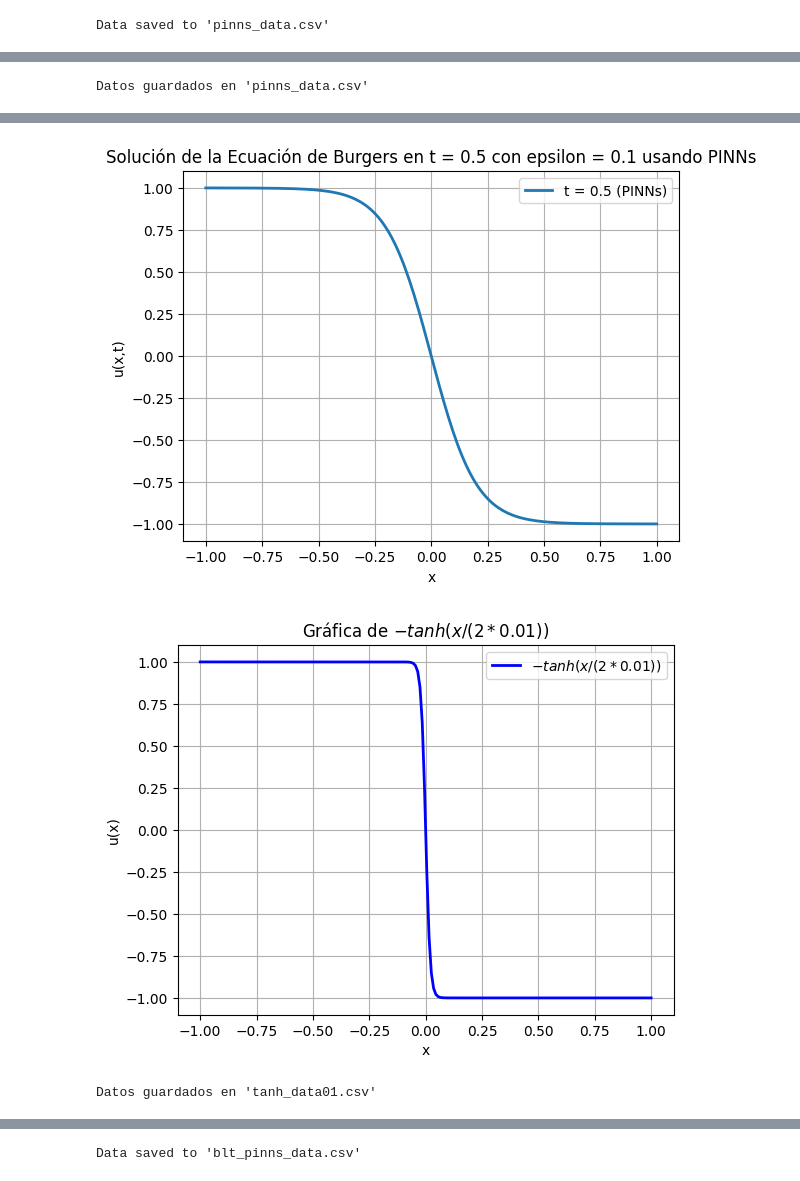
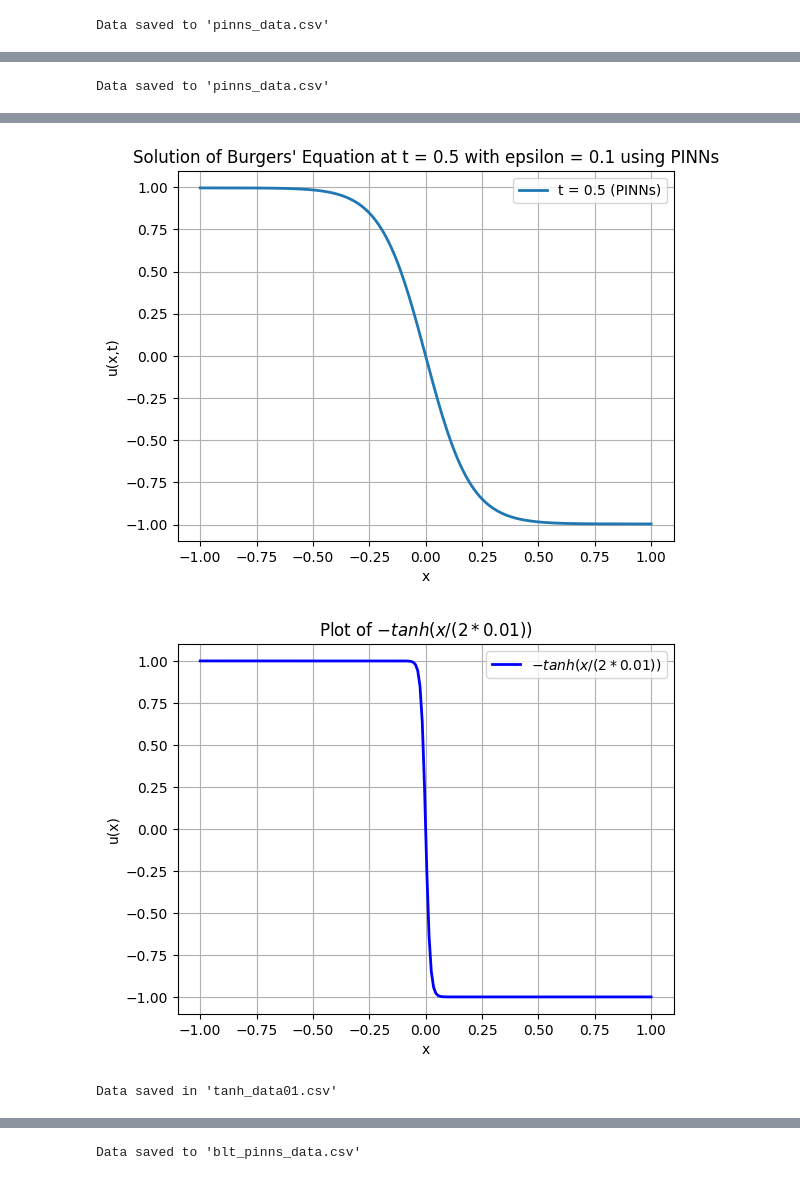
Before and after one commit to Ruben474/HybridBLTPINNs, a Jupyter notebook: solucionburgersredesneuronales.ipynb, the cells around one changed output, grey strips where cells are left out. Cells and saved outputs as stored; diff of their text form; code cells hidden in the pictures.

```diff
--- a/solucionburgersredesneuronales.ipynb
+++ b/solucionburgersredesneuronales.ipynb
@@ -2530,76 +2540,72 @@ Step      Train loss                                  Test loss
 import numpy as np
 import pandas as pd
 
-# Suponiendo que ya tienes X_t y y_pred_t del modelo PINNs
-
-# Crear un DataFrame con los valores de x y las predicciones y_pred_t
+# Create a DataFrame with the values of x and the predictions y_pred_t
 data_pinns = pd.DataFrame({
-    'x': X_t[:, 0],   # Columna para los valores de x
-    'u(x,t)': y_pred_t.flatten()  # Columna para los valores predichos de u(x,t)
+    'x': X_t[:, 0],   # Column for the x values
+    'u(x,t)': y_pred_t.flatten()  # Column for the predicted values of u(x,t)
 })
 
-# Guardar los datos en un archivo CSV
+# Save the data to a CSV file
 data_pinns.to_csv('pinns_data01.csv', index=False)
 
-print("Datos guardados en 'pinns_data.csv'")
+print("Data saved to 'pinns_data.csv'")
 # %% [output]
-Datos guardados en 'pinns_data.csv'
+Data saved to 'pinns_data.csv'
 # %%
 import deepxde as dde
 import numpy as np
 import matplotlib.pyplot as plt
 
-# Parámetro para la ecuación
-epsilon = 0.1  # Viscosidad
+# Parameter for the equation
+epsilon = 0.1  # Viscosity
 
-# Definir la ecuación de Burgers con viscosidad
+# Define the Burgers' equation with viscosity
 def burgers_equation(x, u):
     u_t = dde.grad.jacobian(u, x, i=0, j=1)  # u_t
     u_x = dde.grad.jacobian(u, x, i=0, j=0)  # u_x
     u_xx = dde.grad.hessian(u, x, i=0, j=0)  # u_xx
     return u_t + u * u_x - epsilon * u_xx
 
-# Definir los límites espaciales y temporales
+# Define the spatial and temporal limits
 geom = dde.geometry.Interval(-1, 1)
 timedomain = dde.geometry.TimeDomain(0, 1)
 geomtime = dde.geometry.GeometryXTime(geom, timedomain)
 
-# Definir las condiciones de frontera ajustadas
+# Define adjusted boundary conditions
 bc_left = dde.DirichletBC(geomtime, lambda x: np.array([1]), on_boundary=lambda x, _: np.isclose(x[0], -1))
 bc_right = dde.DirichletBC(geomtime, lambda x: np.array([-1]), on_boundary=lambda x, _: np.isclose(x[0], 1))
 
-# Condición inicial ajustada u(x,0)
+# Adjusted initial condition u(x,0)
 ic = dde.IC(geomtime, lambda x: -np.tanh(x[:, 0:1] / (2*0.1)), lambda _, on_initial: on_initial)
 
-# Definir el problema
+# Define the problem
 data = dde.data.TimePDE(geomtime, burgers_equation, [bc_left, bc_right, ic], num_domain=400, num_boundary=40, num_initial=40)
 
-# Definir la red neuronal
+# Define the neural network
 net = dde.maps.FNN([2] + [50] * 3 + [1], "tanh", "Glorot uniform")
 
-# El modelo
+# The model
 model = dde.Model(data, net)
 
-# Entrenar el modelo
+# Train the model
 model.compile("adam", lr=0.001)
 losshistory, train_state = model.train(epochs=5000)
 
-# Obtener las predicciones en t=0.5
+# Get predictions at t=0.5
 t = 0.5
 X_t = np.hstack((np.linspace(-1, 1, 200).reshape(-1, 1), t * np.ones((200, 1))))
-y_pred_t = model.predict(X_t)  # Estas son las predicciones de PINNs en t=0.5
+y_pred_t = model.predict(X_t)  # These are the PINNs predictions at t=0.5
 
-# Plot de la solución en t=0.5
+# Plot the solution at t=0.5
 plt.figure()
 plt.plot(X_t[:, 0], y_pred_t, label=f"t = {t} (PINNs)", linewidth=2)
 plt.xlabel("x")
 plt.ylabel("u(x,t)")
-plt.title(f"Solución de la Ecuación de Burgers en t = {t} con epsilon = {epsilon} usando PINNs")
+plt.title(f"Solution of Burgers' Equation at t = {t} with epsilon = {epsilon} using PINNs")
 plt.legend()
 plt.grid(True)
 plt.show()
-
-# Ahora puedes usar y_pred_t como los datos de la solución usando PINNs
 # %% [output]
 Compiling model...
 Building feed-forward neural network...
@@ -2621,50 +2627,50 @@ Step      Train loss                                  Test loss
-[figure, old version]
+[figure, new version]
 # %%
 import numpy as np
 import matplotlib.pyplot as plt
 
-# Definir el intervalo de x
+# Define the x interval
 x = np.linspace(-1, 1, 200)
 
-# Calcular la función -tanh(x/0.1)
+# Calculate the function -tanh(x/0.1)
 y = -np.tanh(x / (2*0.01))
 
-# Dibujar la gráfica
+# Plot the graph
 plt.plot(x, y, label=r'$-tanh(x/(2*0.01))$', color='b', linewidth=2)
 
-# Añadir etiquetas y título
+# Add labels and title
 plt.xlabel('x')
 plt.ylabel('u(x)')
-plt.title('Gráfica de $-tanh(x/(2*0.01))$')
+plt.title('Plot of $-tanh(x/(2*0.01))$')
 
-# Mostrar la leyenda y la gráfica
+# Show the legend and the graph
 plt.legend()
 plt.grid(True)
 plt.show()
 # %% [output]
-[figure, old version]
+[figure, new version]
 # %%
 import numpy as np
 import pandas as pd
 
-# Definir el rango de x
-x = np.linspace(-1, 1, 200)  # 200 puntos entre -1 y 1
+# Define the range of x
+x = np.linspace(-1, 1, 200)  # 200 points between -1 and 1
 
-# Calcular -tanh(x/0.01)
+# Calculate -tanh(x/0.01)
 u_tanh01 = -np.tanh(x /(2*0.01))
 
-# Crear un DataFrame con los valores de x y u(x)
+# Create a DataFrame with the values of x and u(x)
 data = pd.DataFrame({
     'x': x,
     'u(x)': u_tanh01
 })
 
-# Guardar los datos en un archivo CSV
+# Save the data to a CSV file
 data.to_csv('tanh_data01.csv', index=False)
 
-print("Datos guardados en 'tanh_data01.csv'")
+print("Data saved in 'tanh_data01.csv'")
 # %% [output]
-Datos guardados en 'tanh_data01.csv'
+Data saved in 'tanh_data01.csv'
 # %%
 import numpy as np
 import pandas as pd
```
Also changed, not shown: parts of 57 cells of this notebook.
